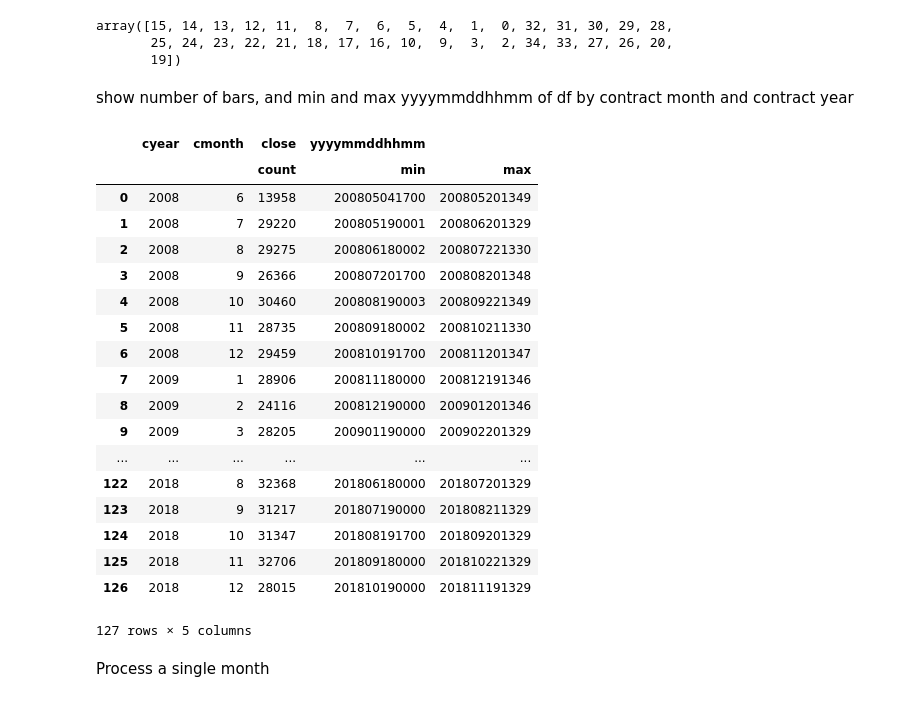
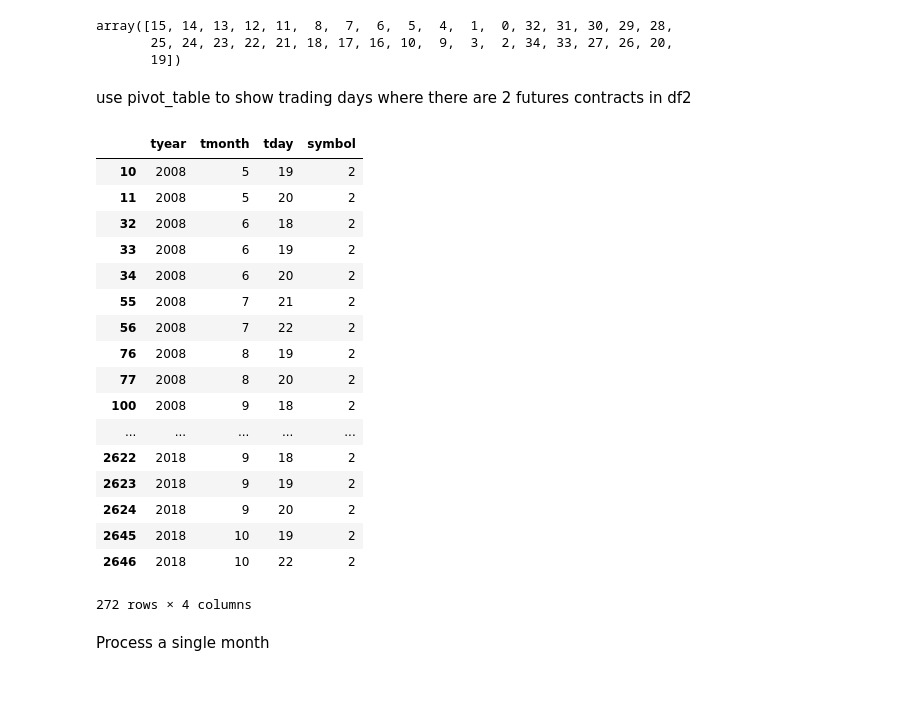
Before and after one commit to bgithub1/barchartapi, a Jupyter notebook: barchartapi/futures_merge.ipynb, the cells around one changed output. Drawn from its saved outputs; the diff is of its cells as text; code cells hidden in the pictures.

Commit message:
add to futures_merge, future_series and get_history_stocks

```diff
--- a/barchartapi/futures_merge.ipynb
+++ b/barchartapi/futures_merge.ipynb
@@ -106,30 +107,34 @@ df2.dte.unique()
 array([15, 14, 13, 12, 11,  8,  7,  6,  5,  4,  1,  0, 32, 31, 30, 29, 28,
        25, 24, 23, 22, 21, 18, 17, 16, 10,  9,  3,  2, 34, 33, 27, 26, 20,
        19])
-# %% [markdown]
-show number of bars, and min and max yyyymmddhhmm of df by contract month and contract year
-# %%
-df2[['cyear','cmonth','close','yyyymmddhhmm']].groupby(['cyear','cmonth'],as_index=False).agg({'close':'count','yyyymmddhhmm':['min','max']})
-# %% [output]
-|  | cyear | cmonth | close | yyyymmddhhmm |  |
-|  |  |  | count | min | max |
-| 0 | 2008 | 6 | 13958 | 200805041700 | 200805201349 |
-| 1 | 2008 | 7 | 29220 | 200805190001 | 200806201329 |
-| 2 | 2008 | 8 | 29275 | 200806180002 | 200807221330 |
-| 3 | 2008 | 9 | 26366 | 200807201700 | 200808201348 |
-| 4 | 2008 | 10 | 30460 | 200808190003 | 200809221349 |
-| 5 | 2008 | 11 | 28735 | 200809180002 | 200810211330 |
-| 6 | 2008 | 12 | 29459 | 200810191700 | 200811201347 |
-| 7 | 2009 | 1 | 28906 | 200811180000 | 200812191346 |
-| 8 | 2009 | 2 | 24116 | 200812190000 | 200901201346 |
-| 9 | 2009 | 3 | 28205 | 200901190000 | 200902201329 |
-| ... | ... | ... | ... | ... | ... |
-| 122 | 2018 | 8 | 32368 | 201806180000 | 201807201329 |
-| 123 | 2018 | 9 | 31217 | 201807190000 | 201808211329 |
-| 124 | 2018 | 10 | 31347 | 201808191700 | 201809201329 |
-| 125 | 2018 | 11 | 32706 | 201809180000 | 201810221329 |
-| 126 | 2018 | 12 | 28015 | 201810190000 | 201811191329 |
-127 rows × 5 columns
+# %% [markdown]
+use pivot_table to show trading days where there are 2 futures contracts in df2
+# %%
+# create pivot_table and use reset_index to make columns out of multi_index indices
+dfp = df2[['tyear','tmonth','tday','symbol','volume']].pivot_table(values='volume',index=['tyear','tmonth','tday','symbol'],aggfunc='count').reset_index()
+# get counts of symbols in history by trading date
+dfgb = dfp[['tyear','tmonth','tday','symbol']].groupby(['tyear','tmonth','tday'],as_index=False).count()
+# show the trading dates where there are 2 contracts in df2
+dfgb[dfgb.symbol>1]
+# %% [output]
+|  | tyear | tmonth | tday | symbol |
+| 10 | 2008 | 5 | 19 | 2 |
+| 11 | 2008 | 5 | 20 | 2 |
+| 32 | 2008 | 6 | 18 | 2 |
+| 33 | 2008 | 6 | 19 | 2 |
+| 34 | 2008 | 6 | 20 | 2 |
+| 55 | 2008 | 7 | 21 | 2 |
+| 56 | 2008 | 7 | 22 | 2 |
+| 76 | 2008 | 8 | 19 | 2 |
+| 77 | 2008 | 8 | 20 | 2 |
+| 100 | 2008 | 9 | 18 | 2 |
+| ... | ... | ... | ... | ... |
+| 2622 | 2018 | 9 | 18 | 2 |
+| 2623 | 2018 | 9 | 19 | 2 |
+| 2624 | 2018 | 9 | 20 | 2 |
+| 2645 | 2018 | 10 | 19 | 2 |
+| 2646 | 2018 | 10 | 22 | 2 |
+272 rows × 4 columns
 # %% [markdown]
 Process a single month
 # %%
```
Also changed, not shown: parts of 15 cells of this notebook, 3 other files.
